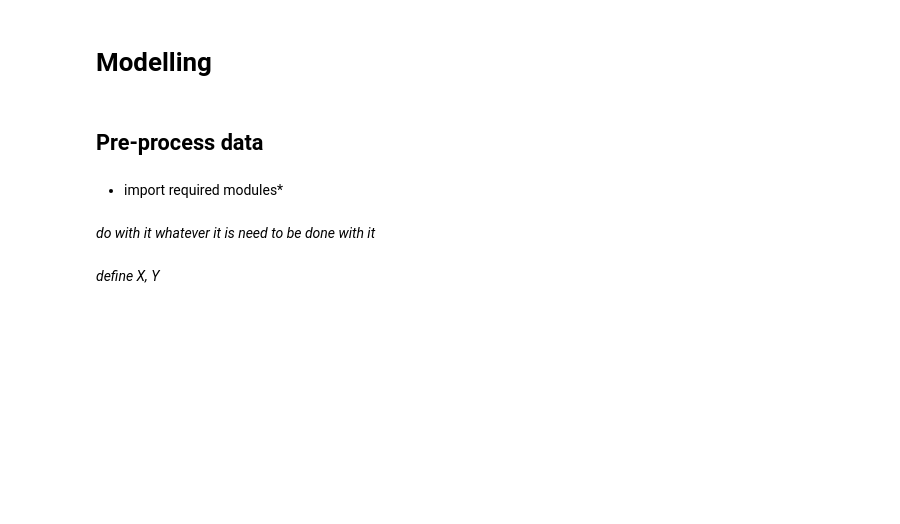
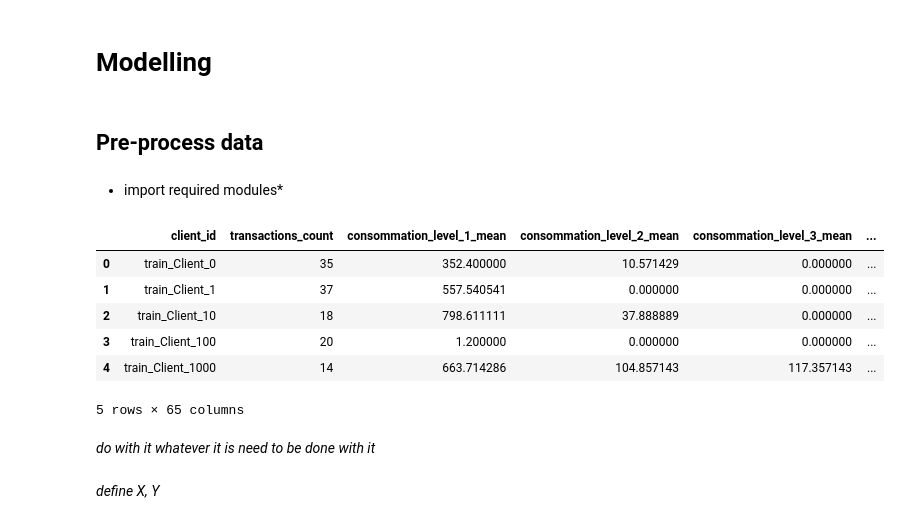
Before and after one commit to dschjanice/ML_project_fraud_detection, a Jupyter notebook: wip_Fraud_Detection_Starter.ipynb, the cells around one changed output. Drawn from its saved outputs; the diff is of its cells as text; code cells hidden in the pictures; blank space fills up the shorter version.

```diff
--- a/wip_Fraud_Detection_Starter.ipynb
+++ b/wip_Fraud_Detection_Starter.ipynb
@@ -407,6 +407,17 @@ from sklearn.tree import plot_tree
 # %%
 # Set random seed to ensure reproducible runs
 RSEED = 50
+# %%
+train = pd.read_csv("data/df.csv")
+train.head()
+# %% [output]
+|  | client_id | transactions_count | consommation_level_1_mean | consommation_level_2_mean | consommation_level_3_mean | ... |
+| 0 | train_Client_0 | 35 | 352.400000 | 10.571429 | 0.000000 | ... |
+| 1 | train_Client_1 | 37 | 557.540541 | 0.000000 | 0.000000 | ... |
+| 2 | train_Client_10 | 18 | 798.611111 | 37.888889 | 0.000000 | ... |
+| 3 | train_Client_100 | 20 | 1.200000 | 0.000000 | 0.000000 | ... |
+| 4 | train_Client_1000 | 14 | 663.714286 | 104.857143 | 117.357143 | ... |
+5 rows × 65 columns
 # %% [markdown]
 *do with it whatever it is need to be done with it*
 # %%
```
Also changed, not shown: parts of 9 cells of this notebook.
